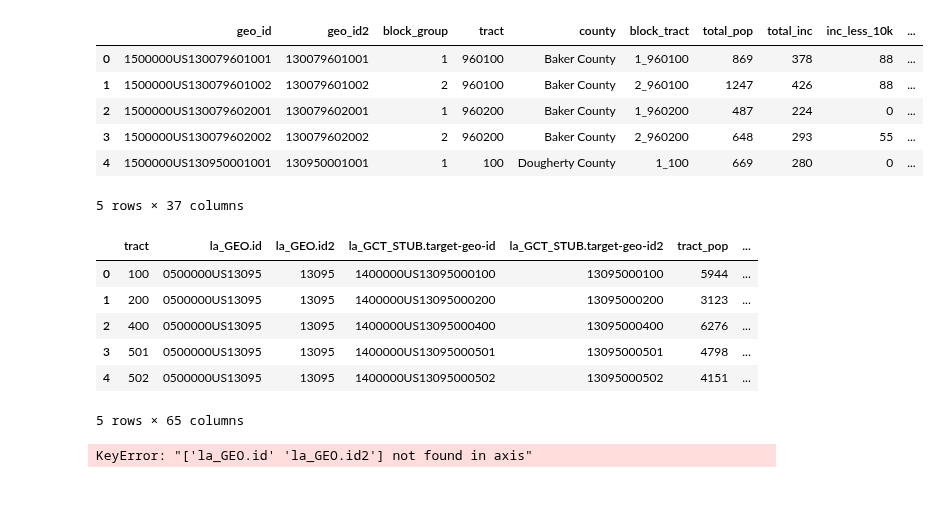
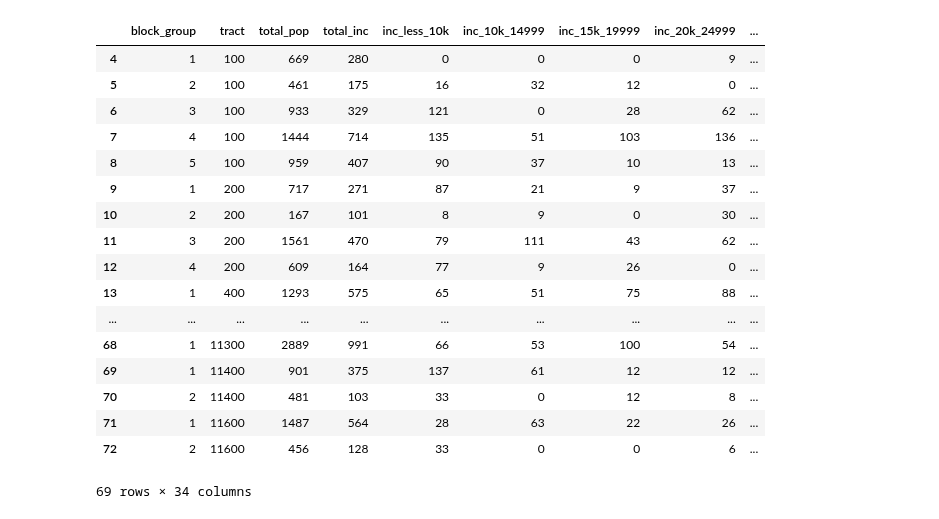
Before and after one commit to asensio-lab/albany-housing-analytics, a Jupyter notebook: Analysis/census.ipynb, the cells around one changed output. Drawn from its saved outputs; the diff is of its cells as text; code cells hidden in the pictures.

```diff
--- a/Analysis/census.ipynb
+++ b/Analysis/census.ipynb
@@ -3,27 +3,29 @@ import pandas as pd
 # %%
 block_group = pd.read_csv('/Users/davidreynolds/Dropbox/CDS-2019-AlbanyHub/ToDatabase/full_blockgroup.csv')
 tract = pd.read_csv('/Users/davidreynolds/Dropbox/CDS-2019-AlbanyHub/ToDatabase/full_tract.csv')
+# %%
+block_group = block_group[block_group.county == 'Dougherty County']
+block_group = block_group.drop(['geo_id', 'geo_id2', 'county', 'block_tract'], axis = 1)
+# %%
+block_group['inc_less_19999k'] = block_group['inc_less_10k'] + block_group['inc_10k_14999'] + block_group['inc_15k_19999']
 # %%
-block_group.head()
+block_group
 # %% [output]
-|  | geo_id | geo_id2 | block_group | tract | county | block_tract | total_pop | total_inc | inc_less_10k | ... |
-| 0 | 1500000US130079601001 | 130079601001 | 1 | 960100 | Baker County | 1_960100 | 869 | 378 | 88 | ... |
-| 1 | 1500000US130079601002 | 130079601002 | 2 | 960100 | Baker County | 2_960100 | 1247 | 426 | 88 | ... |
-| 2 | 1500000US130079602001 | 130079602001 | 1 | 960200 | Baker County | 1_960200 | 487 | 224 | 0 | ... |
-| 3 | 1500000US130079602002 | 130079602002 | 2 | 960200 | Baker County | 2_960200 | 648 | 293 | 55 | ... |
-| 4 | 1500000US130950001001 | 130950001001 | 1 | 100 | Dougherty County | 1_100 | 669 | 280 | 0 | ... |
+|  | block_group | tract | total_pop | total_inc | inc_less_10k | inc_10k_14999 | inc_15k_19999 | inc_20k_24999 | ... |
+| 4 | 1 | 100 | 669 | 280 | 0 | 0 | 0 | 9 | ... |
+| 5 | 2 | 100 | 461 | 175 | 16 | 32 | 12 | 0 | ... |
+| 6 | 3 | 100 | 933 | 329 | 121 | 0 | 28 | 62 | ... |
+| 7 | 4 | 100 | 1444 | 714 | 135 | 51 | 103 | 136 | ... |
+| 8 | 5 | 100 | 959 | 407 | 90 | 37 | 10 | 13 | ... |
+| 9 | 1 | 200 | 717 | 271 | 87 | 21 | 9 | 37 | ... |
+| 10 | 2 | 200 | 167 | 101 | 8 | 9 | 0 | 30 | ... |
+| 11 | 3 | 200 | 1561 | 470 | 79 | 111 | 43 | 62 | ... |
+| 12 | 4 | 200 | 609 | 164 | 77 | 9 | 26 | 0 | ... |
+| 13 | 1 | 400 | 1293 | 575 | 65 | 51 | 75 | 88 | ... |
+| ... | ... | ... | ... | ... | ... | ... | ... | ... | ... |
+| 68 | 1 | 11300 | 2889 | 991 | 66 | 53 | 100 | 54 | ... |
+| 69 | 1 | 11400 | 901 | 375 | 137 | 61 | 12 | 12 | ... |
+| 70 | 2 | 11400 | 481 | 103 | 33 | 0 | 12 | 8 | ... |
+| 71 | 1 | 11600 | 1487 | 564 | 28 | 63 | 22 | 26 | ... |
+| 72 | 2 | 11600 | 456 | 128 | 33 | 0 | 0 | 6 | ... |
-5 rows × 37 columns
+69 rows × 34 columns
-# %%
-tract.head()
-# %% [output]
-|  | tract | la_GEO.id | la_GEO.id2 | la_GCT_STUB.target-geo-id | la_GCT_STUB.target-geo-id2 | tract_pop | ... |
-| 0 | 100 | 0500000US13095 | 13095 | 1400000US13095000100 | 13095000100 | 5944 | ... |
-| 1 | 200 | 0500000US13095 | 13095 | 1400000US13095000200 | 13095000200 | 3123 | ... |
-| 2 | 400 | 0500000US13095 | 13095 | 1400000US13095000400 | 13095000400 | 6276 | ... |
-| 3 | 501 | 0500000US13095 | 13095 | 1400000US13095000501 | 13095000501 | 4798 | ... |
-| 4 | 502 | 0500000US13095 | 13095 | 1400000US13095000502 | 13095000502 | 4151 | ... |
-5 rows × 65 columns
-# %%
-block_group = block_group.drop(["la_GEO.id", "la_GEO.id2"], axis = 1)
-# %% [output]
-KeyError: "['la_GEO.id' 'la_GEO.id2'] not found in axis"
```
Also changed, not shown: 6 other files.
